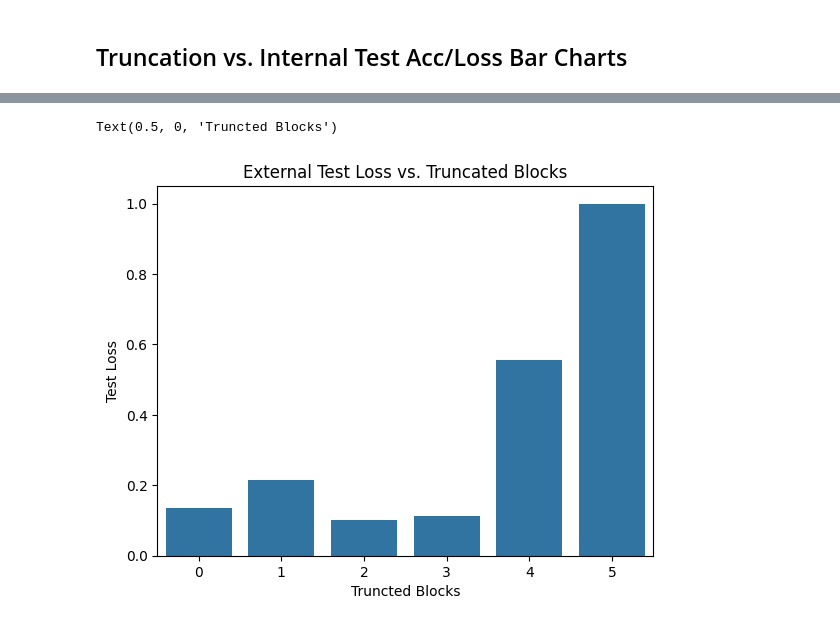
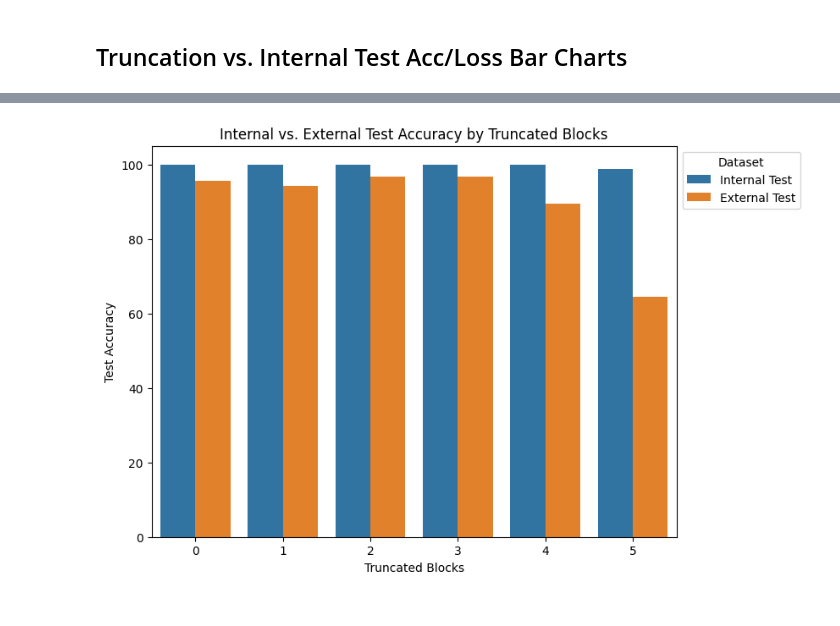
Before and after one commit to noahba65/cxr_thesis, a Jupyter notebook: results_figs.ipynb, the cells around one changed output, grey strips where cells are left out. Drawn from its saved outputs; the diff is of its cells as text; code cells hidden in the pictures.

```diff
--- a/results_figs.ipynb
+++ b/results_figs.ipynb
@@ -140,10 +108,32 @@ Text(0.5, 0, 'Truncted Layers')
-# %%
-ax8 = sns.barplot(x='truncated_layers', y='external_test_loss', data=results_df)
-
-# Add plot labels
-ax8.set_title("External Test Loss vs. Truncated Blocks")
-ax8.set_ylabel("Test Loss")
-ax8.set_xlabel("Truncted Blocks")
-# %% [output]
-Text(0.5, 0, 'Truncted Blocks')
-[figure, removed]
+# %%
+import matplotlib.pyplot as plt
+import seaborn as sns
+
+# Convert data into long format
+df_melted = results_df.melt(id_vars=['truncated_layers'],
+                            value_vars=['single_test_acc', 'external_test_acc'],
+                            var_name='Dataset', value_name='Accuracy')
+
+# Create figure and axis
+fig3, ax3 = plt.subplots(figsize=(8, 6))  # Adjust figure size if needed
+
+# Define custom colors
+palette = {'single_test_acc': '#1f77b4', 'external_test_acc': '#ff7f0e'}
+
+# Create bar plot with specified colors
+sns.barplot(x='truncated_layers', y='Accuracy', hue='Dataset', data=df_melted, ax=ax3, palette=palette)
+
+# Add plot labels
+ax3.set_title("Internal vs. External Test Accuracy by Truncated Blocks")
+ax3.set_ylabel("Test Accuracy")
+ax3.set_xlabel("Truncated Blocks")
+
+# Update legend labels
+legend_labels = ['Internal Test', 'External Test']
+handles, _ = ax3.get_legend_handles_labels()  # Get current legend handles
+ax3.legend(handles=handles, labels=legend_labels, title="Dataset", bbox_to_anchor=(1.0, 1), loc='upper left')
+
+# Save to png
+fig3.savefig("paper_figs/accuracy_barchart.png", format='png')
+# %% [output]
+[figure, added]
```
Also changed, not shown: parts of 16 cells of this notebook, 9 other files.
